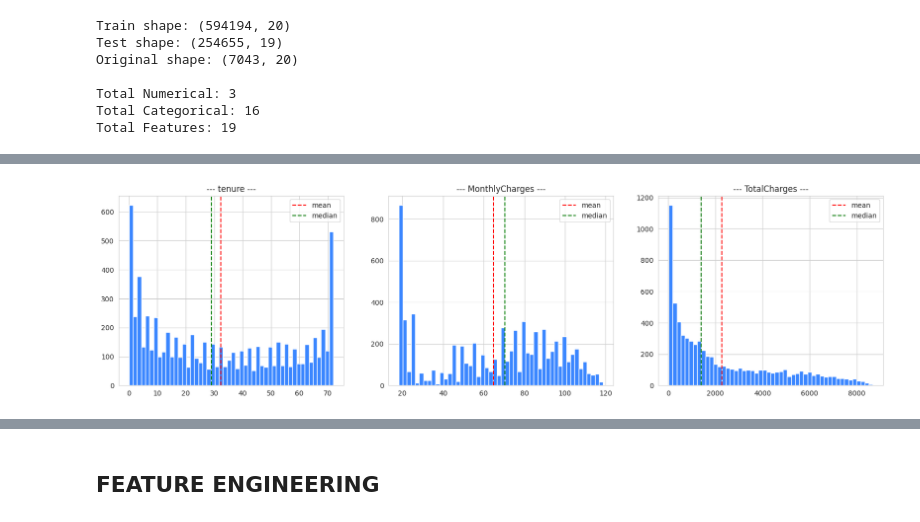
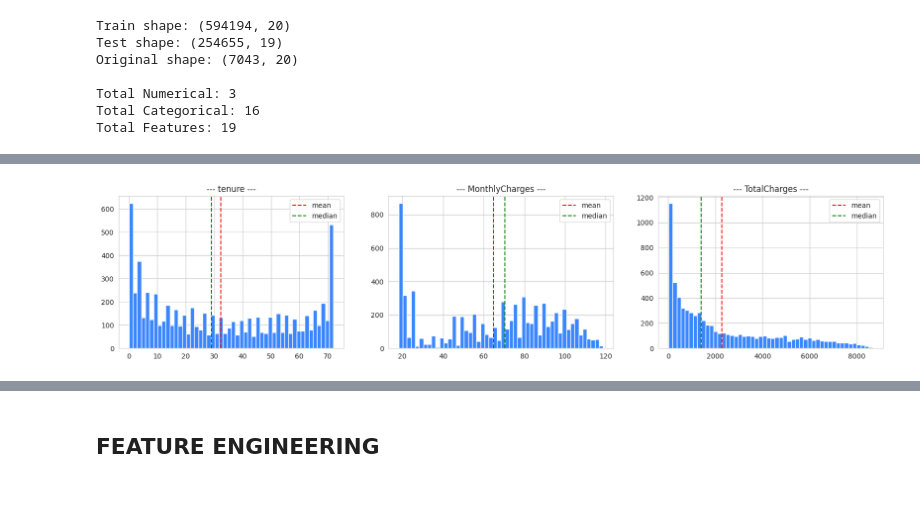
Before and after one commit to coded-sly/ps6e3-Customer-Churn, a Jupyter notebook: ps6e3-xgboost-trainer.ipynb, the cells around one changed output, grey strips where cells are left out. Drawn from its saved outputs; the diff is of its cells as text; code cells hidden in the pictures; blank space fills up the shorter version.

Commit message:
Kaggle Notebook | ps6e3 | XGBoost | Trainer | v3_depth=6

```diff
--- a/ps6e3-xgboost-trainer.ipynb
+++ b/ps6e3-xgboost-trainer.ipynb
@@ -109,8 +109,8 @@ NUMS   = ['tenure', 'MonthlyCharges', 'TotalCharges']
 CATS   = [c for c in train.columns if c not in NUMS+[TARGET, 'id']]
 BASE   = NUMS + CATS
 
-for df in [train, orig]:
-    df[TARGET] = df[TARGET].map({'Yes': 1, 'No': 0})
+train[TARGET] = train[TARGET].map({'Yes': 1, 'No': 0})
+orig[TARGET]  = orig[TARGET].map({'Yes': 1, 'No': 0})
 
 for (name, df) in dict(Train=train, Test=test, Original=orig).items():
     print(f"{name} shape: {df.shape}")
@@ -187,16 +199,16 @@ memory usage: 1.1+ MB
 # %%
-plt.figure(figsize=(20, 5))
+plt.figure(figsize=(20, 4))
 for i, col in enumerate(NUMS):
     plt.subplot(1, 3, i+1)
     ax = plt.hist(orig[col], bins=50)
     plt.axvline(x=orig[col].mean(), color='r', linestyle='--', label='mean')
     plt.axvline(x=orig[col].median(), color='g', linestyle='--', label='median')
     plt.title(f'--- {col} ---')
     plt.legend()
 
 plt.show()
 # %% [output]
-[figure, old version]
+[figure, new version]
 # %%
 ## -- Unique value counts for each dataset --
 TRAIN_UNIQUE = {}
```
Also changed, not shown: parts of 30 cells of this notebook.
